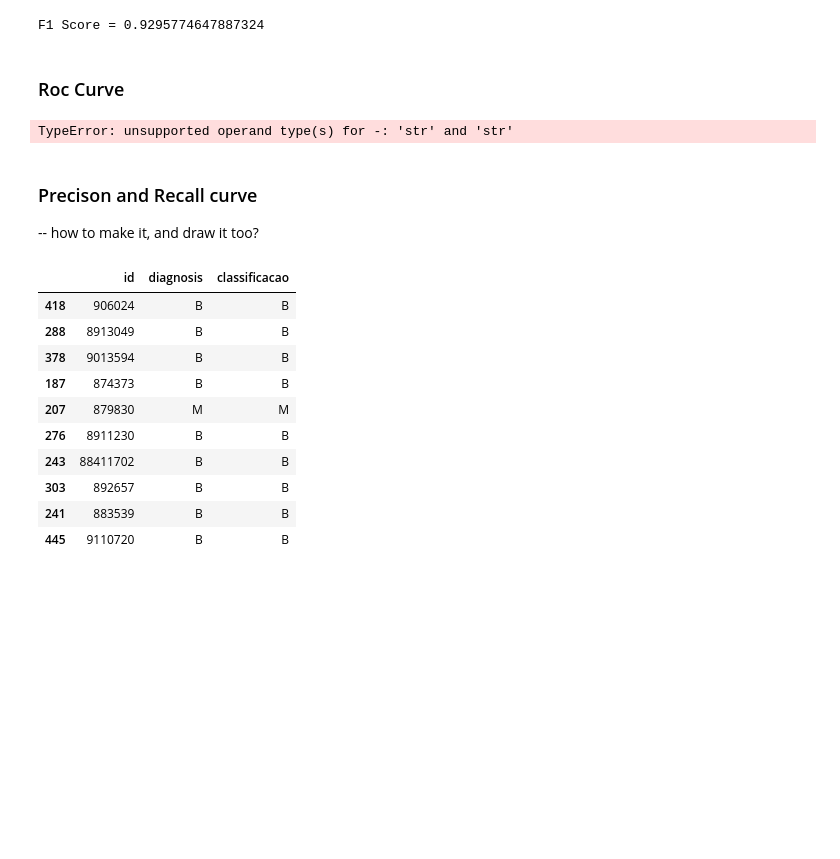
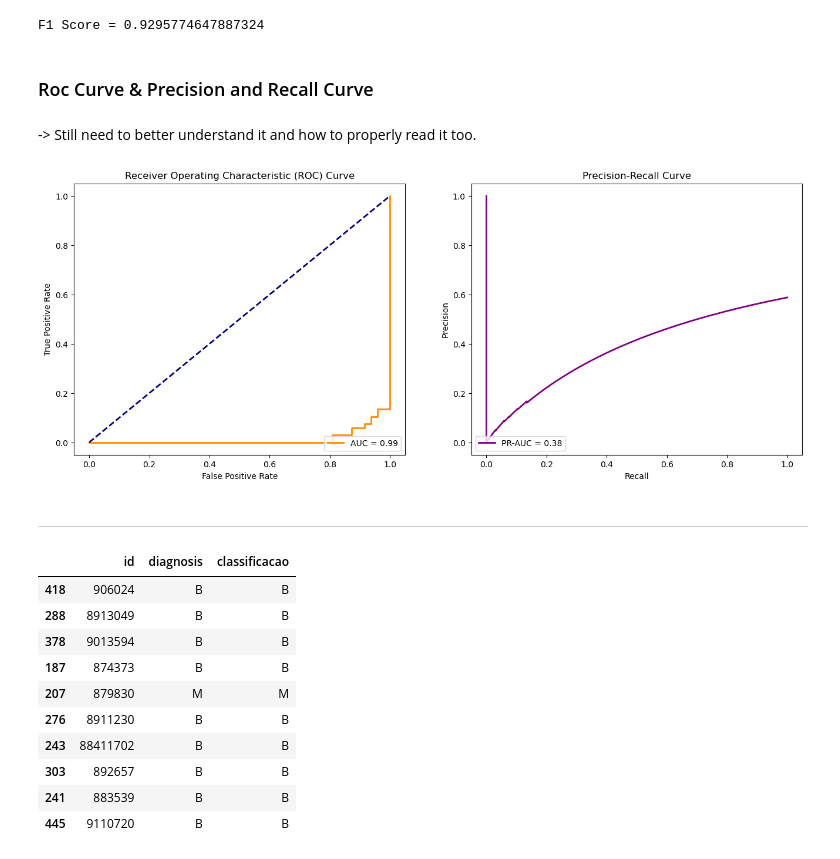
Before and after one commit to Stuepp/Breast-Cancer-Detection-Challange, a Jupyter notebook: Breast-Cancer-Detection.ipynb, the cells around one changed output. Saved outputs shown, nothing was run; the diff lists cells and outputs as text; code cells hidden in the pictures; blank space fills up the shorter version.

Commit message:
Added Roc Curve, and Precision and Recall Curve

```diff
--- a/Breast-Cancer-Detection.ipynb
+++ b/Breast-Cancer-Detection.ipynb
@@ -224,3 +225,6 @@ knn_classifier = KNeighborsClassifier( n_neighbors = k )
 knn_classifier.fit( x_train, y_train )
 # %% [output]
 KNeighborsClassifier(n_neighbors=4)
+# %%
+model = LogisticRegression(max_iter=1000)
+model.fit(x_train, y_train)
@@ -227,2 +241,4 @@ KNeighborsClassifier(n_neighbors=4)
 # %%
+# predict on the test set and get the probas
 y_pred = knn_classifier.predict(x_test)
+y_pred_proba = model.predict_proba(x_test)[:, 1] # returns probabability of the positive outcome
@@ -345,15 +368,41 @@ print(f'F1 Score = {f1_score}')
 # %% [output]
 F1 Score = 0.9295774647887324
 # %% [markdown]
-### Roc Curve
+### Roc Curve & Precision and Recall Curve
+# %% [markdown]
+-> Still need to better understand it and how to properly read it too.
 # %%
-mt.roc_curve(y_true=y_test, y_score=y_pred, pos_label='B') # how to do it?
+# get ROC curve values
+fpr, tpr, threshold_roc = mt.roc_curve(y_true=y_test, y_score=y_pred_proba, pos_label='B')
+
+# get PR curve values
+precision, recall, threshold_pr = mt.precision_recall_curve(y_test, y_pred_proba, pos_label='B')
+
+# get areas under the curves
+auroc = mt.roc_auc_score(y_test, y_pred_proba)
+pr_auc = mt.average_precision_score(y_test, y_pred_proba, pos_label='B')
-# %% [output]
-TypeError: unsupported operand type(s) for -: 'str' and 'str'
-# %% [markdown]
-### Precison and Recall curve
-
--- how to make it, and draw it too?
+# %%
+# plot both curves
+fig, (ax1, ax2) = plt.subplots(1, 2, figsize=(16,6))
+ax1.plot(fpr, tpr, color='darkorange', lw=2, label=f'AUC = {auroc:.2f}')
+ax1.plot([0,1], [0,1], color='navy', lw=2, linestyle='--')
+ax1.set_xlabel('False Positive Rate')
+ax1.set_ylabel('True Positive Rate')
+ax1.set_title('Receiver Operating Characteristic (ROC) Curve')
+ax1.legend(loc='lower right')
+
+# plot precision recall curve
+ax2.plot(recall, precision, color='purple', lw=2, label=f'PR-AUC = {pr_auc:.2f}')
+ax2.set_xlabel('Recall')
+ax2.set_ylabel('Precision')
+ax2.set_title('Precision-Recall Curve')
+ax2.legend(loc='lower left')
+
+plt.show()
+# %% [output]
+[figure, added]
+# %% [markdown]
+---
 # %%
 df_result.loc[:, ['id', 'diagnosis','classificacao']].sample(10)
 # %% [output]
```
Also changed, not shown: parts of 3 cells of this notebook.
